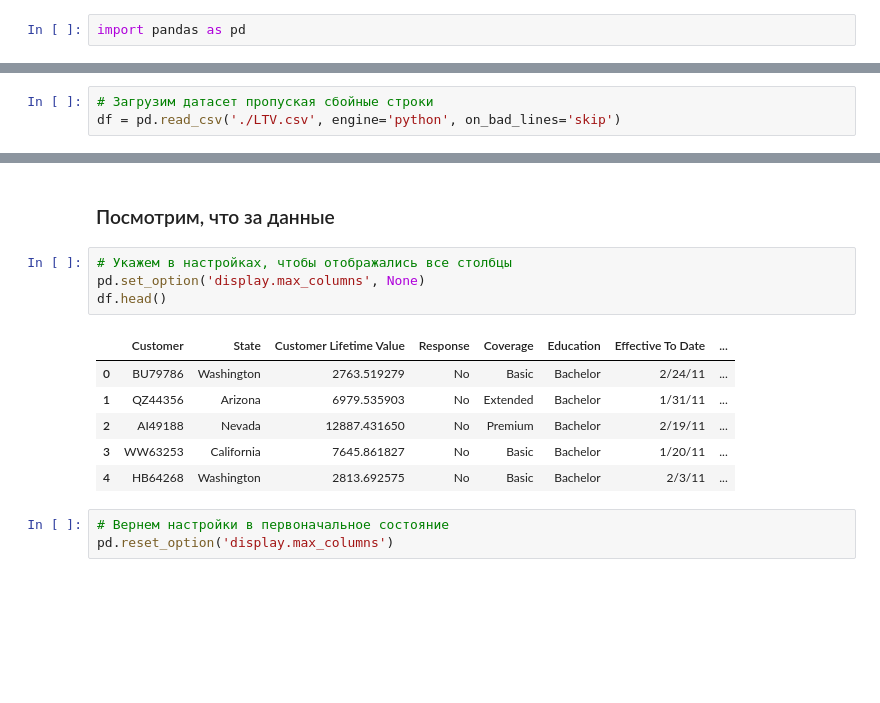
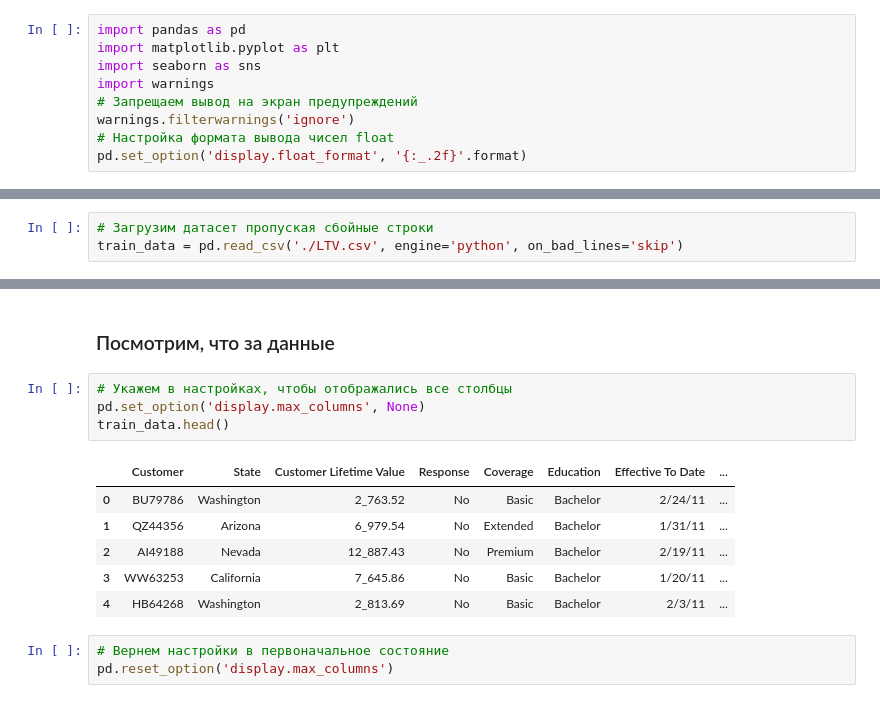
Before and after one commit to uc20100/Introduction-to-Data-Science, a Jupyter notebook: seminar_5/seminar_5.ipynb, the cells around one changed output, grey strips where cells are left out. Cells and saved outputs as stored; diff of their text form; blank space fills up the shorter version.

```diff
--- a/seminar_5/seminar_5.ipynb
+++ b/seminar_5/seminar_5.ipynb
@@ -45,12 +47,19 @@
 # %%
 import pandas as pd
+import matplotlib.pyplot as plt
+import seaborn as sns
+import warnings
+# Запрещаем вывод на экран предупреждений
+warnings.filterwarnings('ignore')
+# Настройка формата вывода чисел float
+pd.set_option('display.float_format', '{:_.2f}'.format)
 # %% [markdown]
 ## Загрузка данных
 # %% [markdown]
 ### Загружаем дадасет
 # %%
 # Загрузим датасет пропуская сбойные строки
-df = pd.read_csv('./LTV.csv', engine='python', on_bad_lines='skip')
+train_data = pd.read_csv('./LTV.csv', engine='python', on_bad_lines='skip')
 # %% [markdown]
 ### Посмотрим количество строк, столбцов
 # %%
@@ -62,14 +71,14 @@ df.shape
 # %%
 # Укажем в настройках, чтобы отображались все столбцы
 pd.set_option('display.max_columns', None)
-df.head()
+train_data.head()
 # %% [output]
 |  | Customer | State | Customer Lifetime Value | Response | Coverage | Education | Effective To Date | ... |
-| 0 | BU79786 | Washington | 2763.519279 | No | Basic | Bachelor | 2/24/11 | ... |
-| 1 | QZ44356 | Arizona | 6979.535903 | No | Extended | Bachelor | 1/31/11 | ... |
-| 2 | AI49188 | Nevada | 12887.431650 | No | Premium | Bachelor | 2/19/11 | ... |
-| 3 | WW63253 | California | 7645.861827 | No | Basic | Bachelor | 1/20/11 | ... |
-| 4 | HB64268 | Washington | 2813.692575 | No | Basic | Bachelor | 2/3/11 | ... |
+| 0 | BU79786 | Washington | 2_763.52 | No | Basic | Bachelor | 2/24/11 | ... |
+| 1 | QZ44356 | Arizona | 6_979.54 | No | Extended | Bachelor | 1/31/11 | ... |
+| 2 | AI49188 | Nevada | 12_887.43 | No | Premium | Bachelor | 2/19/11 | ... |
+| 3 | WW63253 | California | 7_645.86 | No | Basic | Bachelor | 1/20/11 | ... |
+| 4 | HB64268 | Washington | 2_813.69 | No | Basic | Bachelor | 2/3/11 | ... |
 # %%
 # Вернем настройки в первоначальное состояние
 pd.reset_option('display.max_columns')
```
Also changed, not shown: parts of 17 cells of this notebook.
